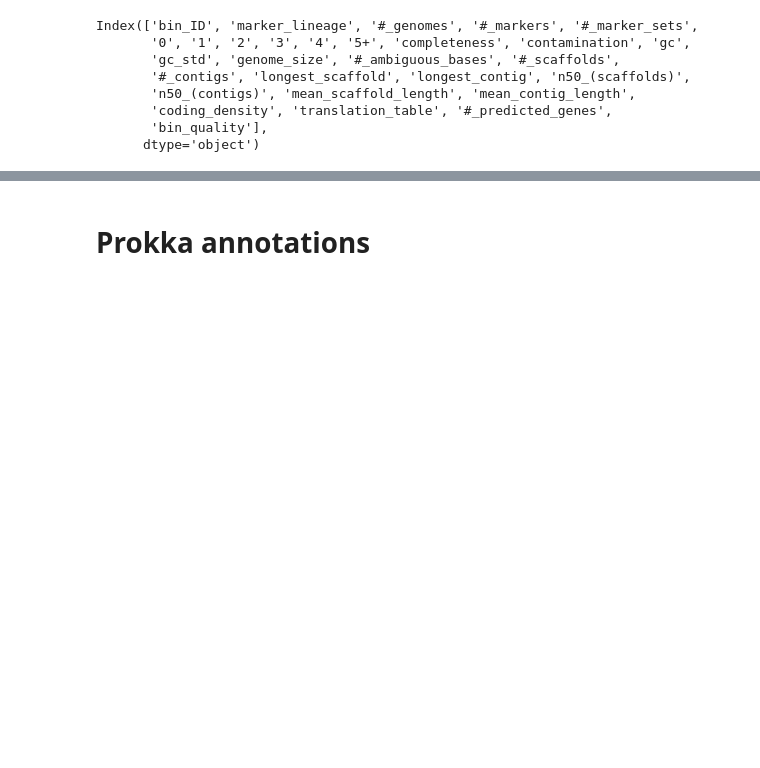
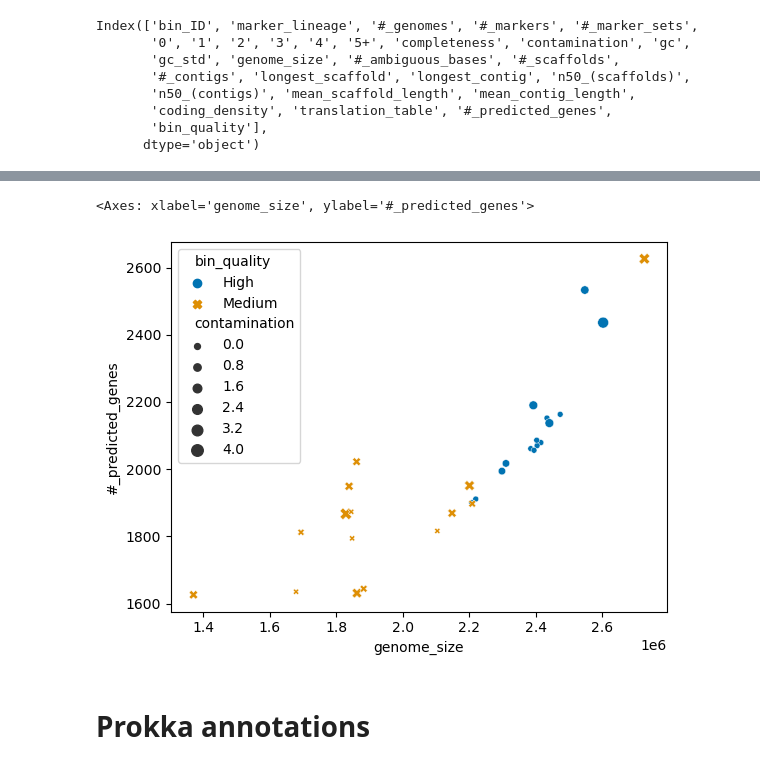
Before and after one commit to GentleHoney/Genomics_Project, a Jupyter notebook: proj_tmp.ipynb, the cells around one changed output, grey strips where cells are left out. Saved outputs shown, nothing was run; the diff lists cells and outputs as text; code cells hidden in the pictures; blank space fills up the shorter version.

```diff
--- a/proj_tmp.ipynb
+++ b/proj_tmp.ipynb
@@ -201,3 +201,8 @@ plt.tight_layout()
+# %%
+sns.scatterplot(neat_features,x='genome_size',y='#_predicted_genes',style='bin_quality',hue='bin_quality',size='contamination')
+# %% [output]
+<Axes: xlabel='genome_size', ylabel='#_predicted_genes'>
+[figure, added]
 # %% [markdown]
 # Prokka annotations
 # %%
```
Also changed, not shown: parts of 2 cells of this notebook.
